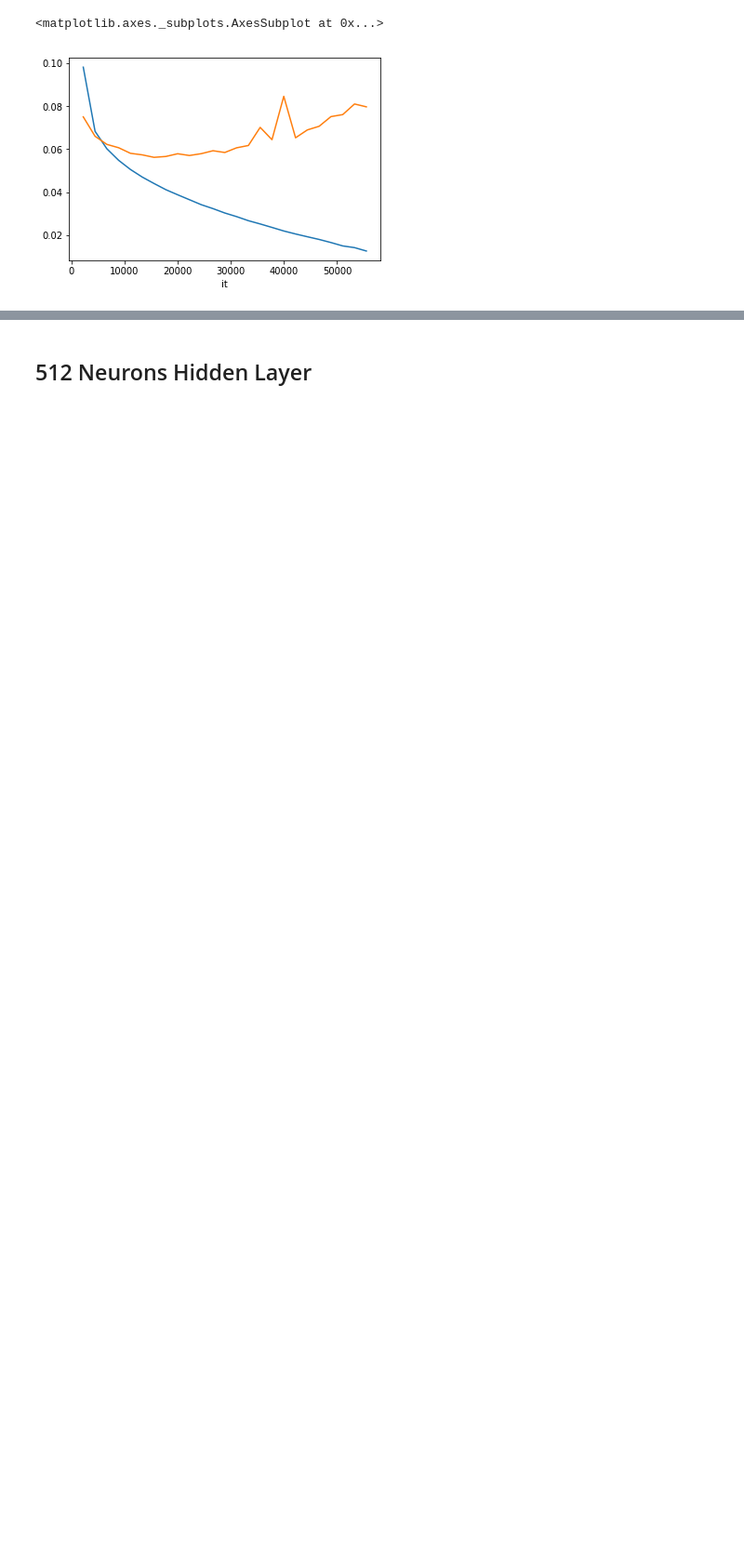
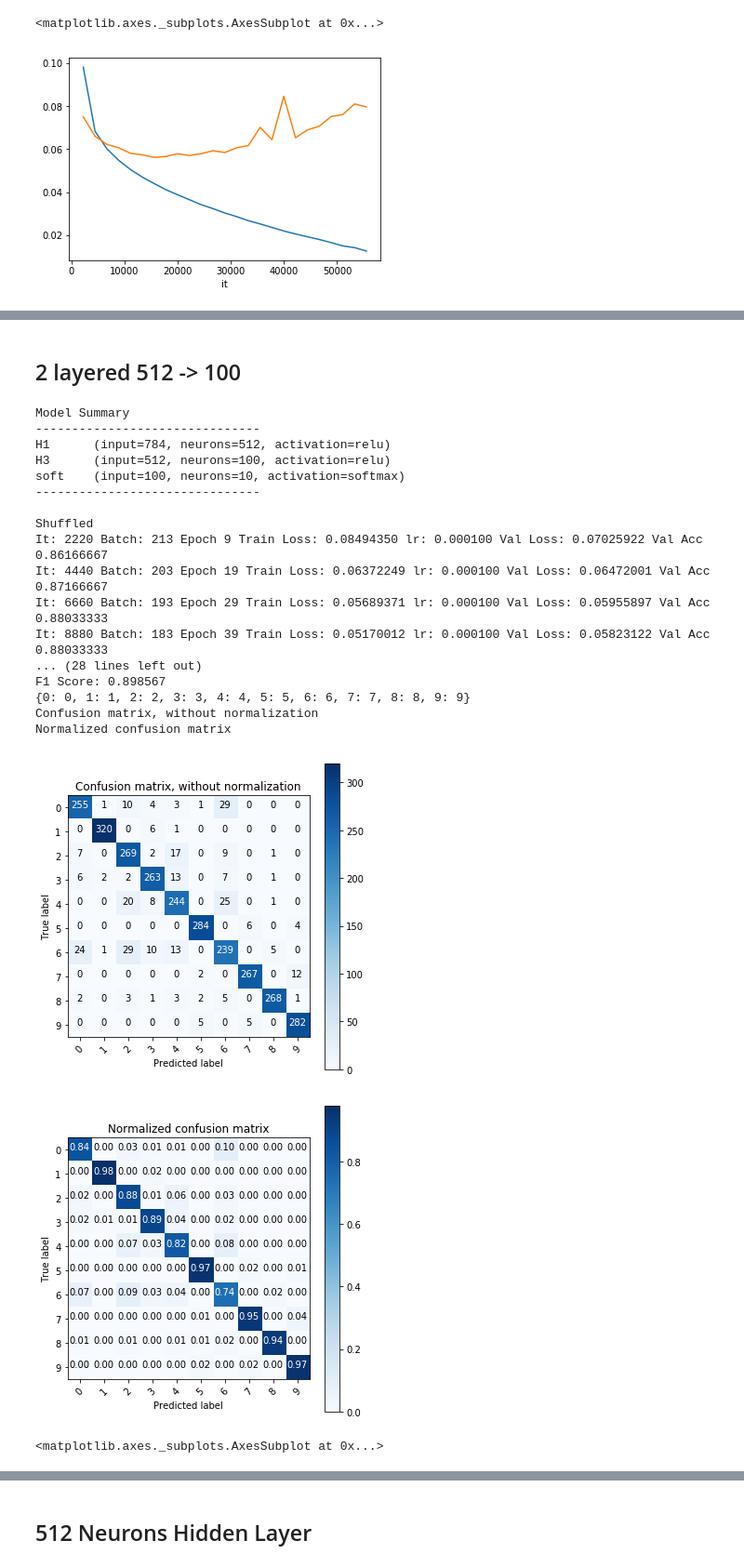
Before and after one commit to azaelmsousa/LogisticRegression-ANN, a Jupyter notebook: notebooks/Neural Network - Final Experiment.ipynb, the cells around one changed output, grey strips where cells are left out. Shown at 93% size. Saved outputs shown, nothing was run; the diff lists cells and outputs as text; code cells hidden in the pictures; blank space fills up the shorter version.

```diff
--- a/notebooks/Neural Network - Final Experiment.ipynb
+++ b/notebooks/Neural Network - Final Experiment.ipynb
@@ -111,0 +126,55 @@ Normalized confusion matrix
+# %% [markdown]
+## 2 layered 512 -> 100
+# %%
+reload(custom_scores)
+reload(dataset_helper)
+reload(loss_functions)
+reload(activation_functions)
+reload(network)
+reload(dataset_helper)
+
+
+h1 = network.Layer(nfeatures, 512, 'relu',  label="H1")
+h2 = network.Layer(512, 100, 'relu',  label="H3")
+o1 = network.Layer(100, nclasses, 'softmax', label="soft")
+
+model = network.NN(loss='cross_entropy')
+model.add_layer(h1)
+model.add_layer(h2)
+model.add_layer(o1)
+model.summary()
+
+print("")
+model.fit(X_train, y_train, max_iter=max_iter,
+          lr=lr, epsilon=eps, b_sz = b_sz,
+          X_val=X_val, Y_val=y_val,
+          print_interval=print_interval)
+iteraction_log = network.get_iteration_log()
+
+Y_ = np.array(model.predict(X_val)).argmax(axis=-1)
+reload(custom_scores)
+custom_scores.evaluate_multiclass(y_val=y_val.argmax(axis=-1), y_pred=Y_)
+iteraction_log.index = iteraction_log.it
+iteraction_log.error_train.plot()
+iteraction_log.error_val.plot()
+# %% [output]
+Model Summary
+-------------------------------
+H1      (input=784, neurons=512, activation=relu)
+H3      (input=512, neurons=100, activation=relu)
+soft    (input=100, neurons=10, activation=softmax)
+-------------------------------
+
+Shuffled
+It: 2220 Batch: 213 Epoch 9 Train Loss: 0.08494350 lr: 0.000100 Val Loss: 0.07025922 Val Acc 0.86166667
+It: 4440 Batch: 203 Epoch 19 Train Loss: 0.06372249 lr: 0.000100 Val Loss: 0.06472001 Val Acc 0.87166667
+It: 6660 Batch: 193 Epoch 29 Train Loss: 0.05689371 lr: 0.000100 Val Loss: 0.05955897 Val Acc 0.88033333
+It: 8880 Batch: 183 Epoch 39 Train Loss: 0.05170012 lr: 0.000100 Val Loss: 0.05823122 Val Acc 0.88033333
+... (28 lines left out)
+F1 Score: 0.898567
+{0: 0, 1: 1, 2: 2, 3: 3, 4: 4, 5: 5, 6: 6, 7: 7, 8: 8, 9: 9}
+Confusion matrix, without normalization
+Normalized confusion matrix
+[figure, added]
+[figure, added]
+<matplotlib.axes._subplots.AxesSubplot at 0x...>
```
Also changed, not shown: parts of 4 cells of this notebook, 1 other file.
